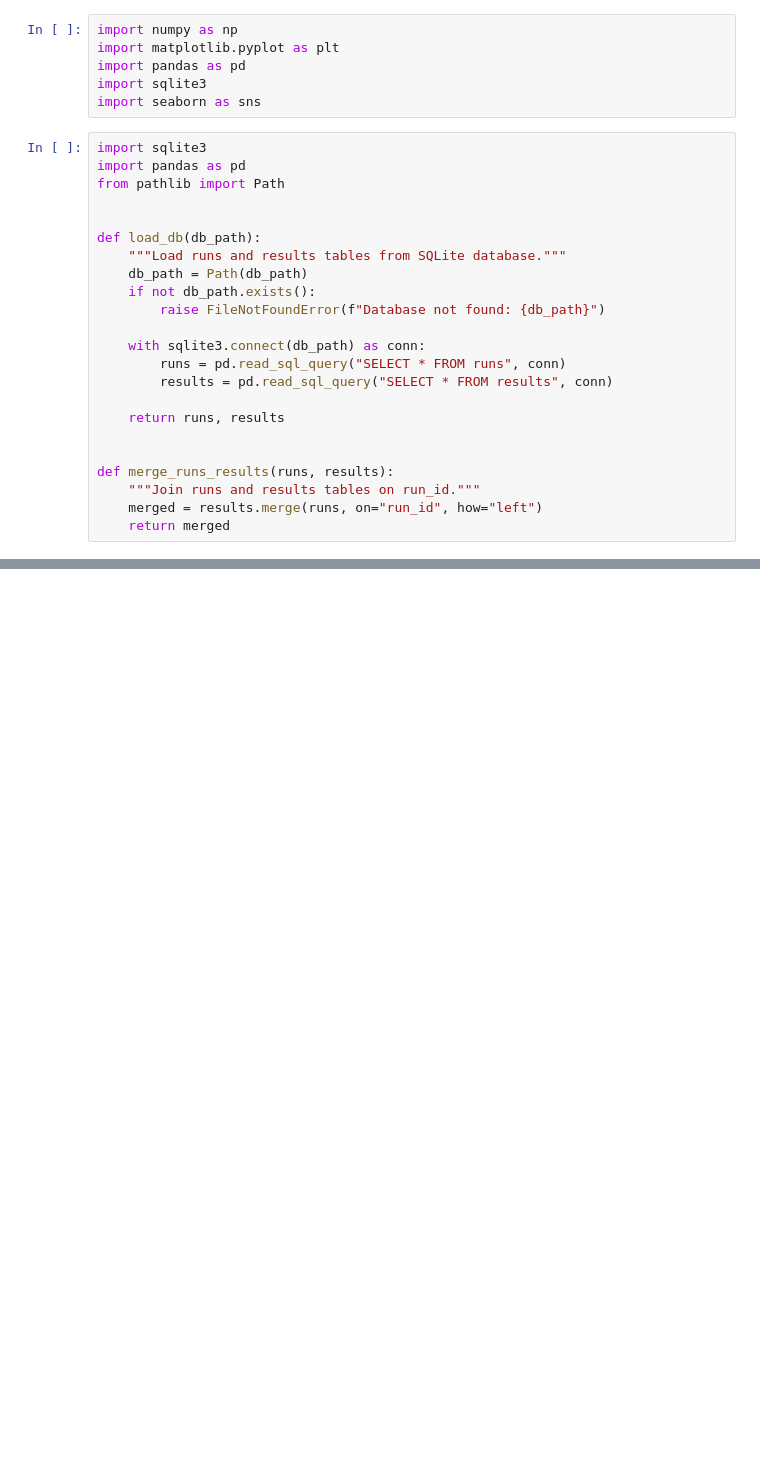
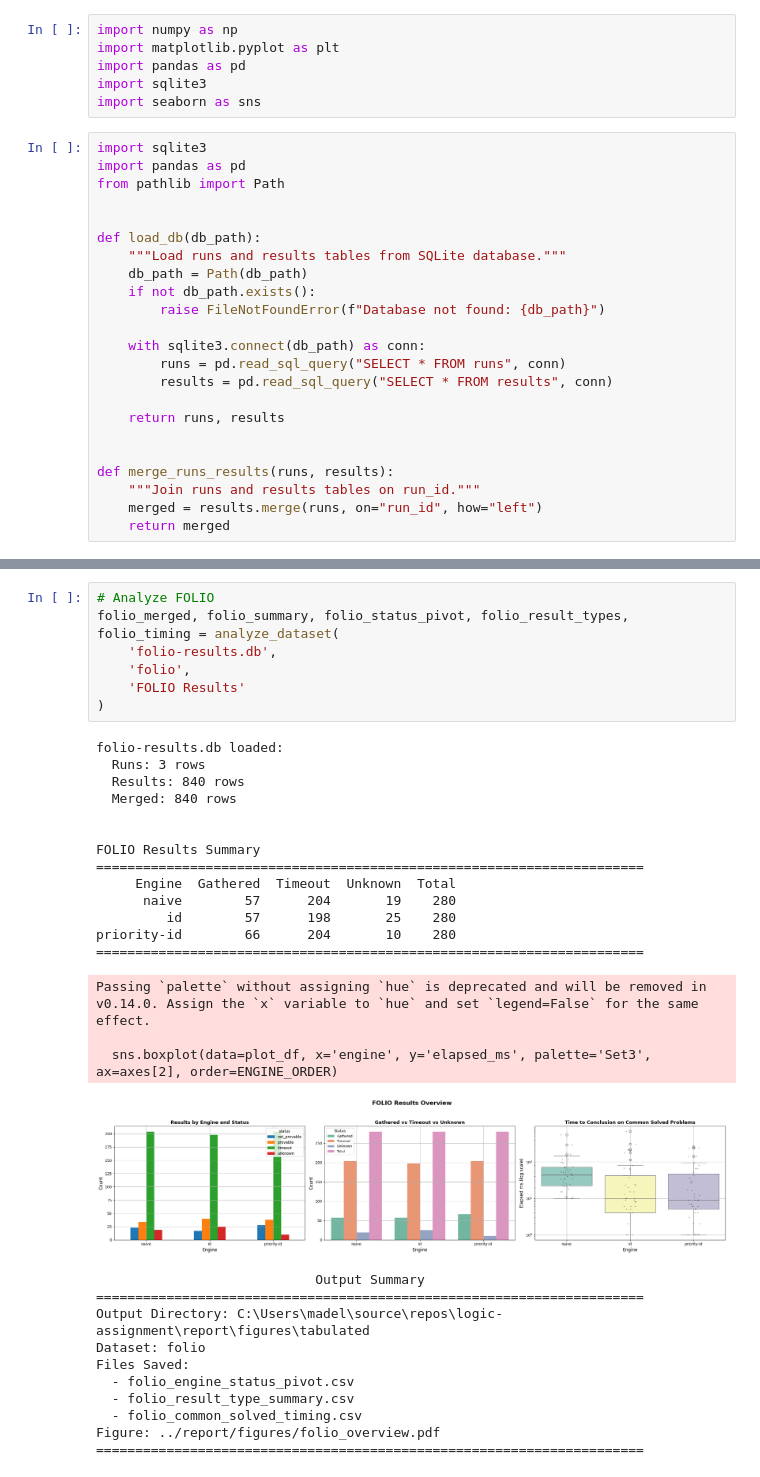
Before and after one commit to madiabio/logic-assignment, a Jupyter notebook: analysis/notebook.ipynb, the cells around one changed output, grey strips where cells are left out. Drawn from its saved outputs; the diff is of its cells as text; blank space fills up the shorter version.

Commit message:
feat(analysis): add analysis for synthetic results.

```diff
--- a/analysis/notebook.ipynb
+++ b/analysis/notebook.ipynb
@@ -421,0 +604,35 @@ Figure: ../report/figures/tptp_combined_overview.svg
+# %%
+# Analyze FOLIO
+folio_merged, folio_summary, folio_status_pivot, folio_result_types, folio_timing = analyze_dataset(
+    'folio-results.db',
+    'folio',
+    'FOLIO Results'
+)
+# %% [output]
+folio-results.db loaded:
+  Runs: 3 rows
+  Results: 840 rows
+  Merged: 840 rows
+
+
+FOLIO Results Summary
+======================================================================
+     Engine  Gathered  Timeout  Unknown  Total
+      naive        57      204       19    280
+         id        57      198       25    280
+priority-id        66      204       10    280
+======================================================================
+Passing `palette` without assigning `hue` is deprecated and will be removed in v0.14.0. Assign the `x` variable to `hue` and set `legend=False` for the same effect.
+
+  sns.boxplot(data=plot_df, x='engine', y='elapsed_ms', palette='Set3', ax=axes[2], order=ENGINE_ORDER)
+[figure, added]
+                            Output Summary
+======================================================================
+Output Directory: C:\Users\madel\source\repos\logic-assignment\report\figures\tabulated
+Dataset: folio
+Files Saved:
+  - folio_engine_status_pivot.csv
+  - folio_result_type_summary.csv
+  - folio_common_solved_timing.csv
+Figure: ../report/figures/folio_overview.pdf
+======================================================================
```
Also changed, not shown: parts of 6 cells of this notebook.
